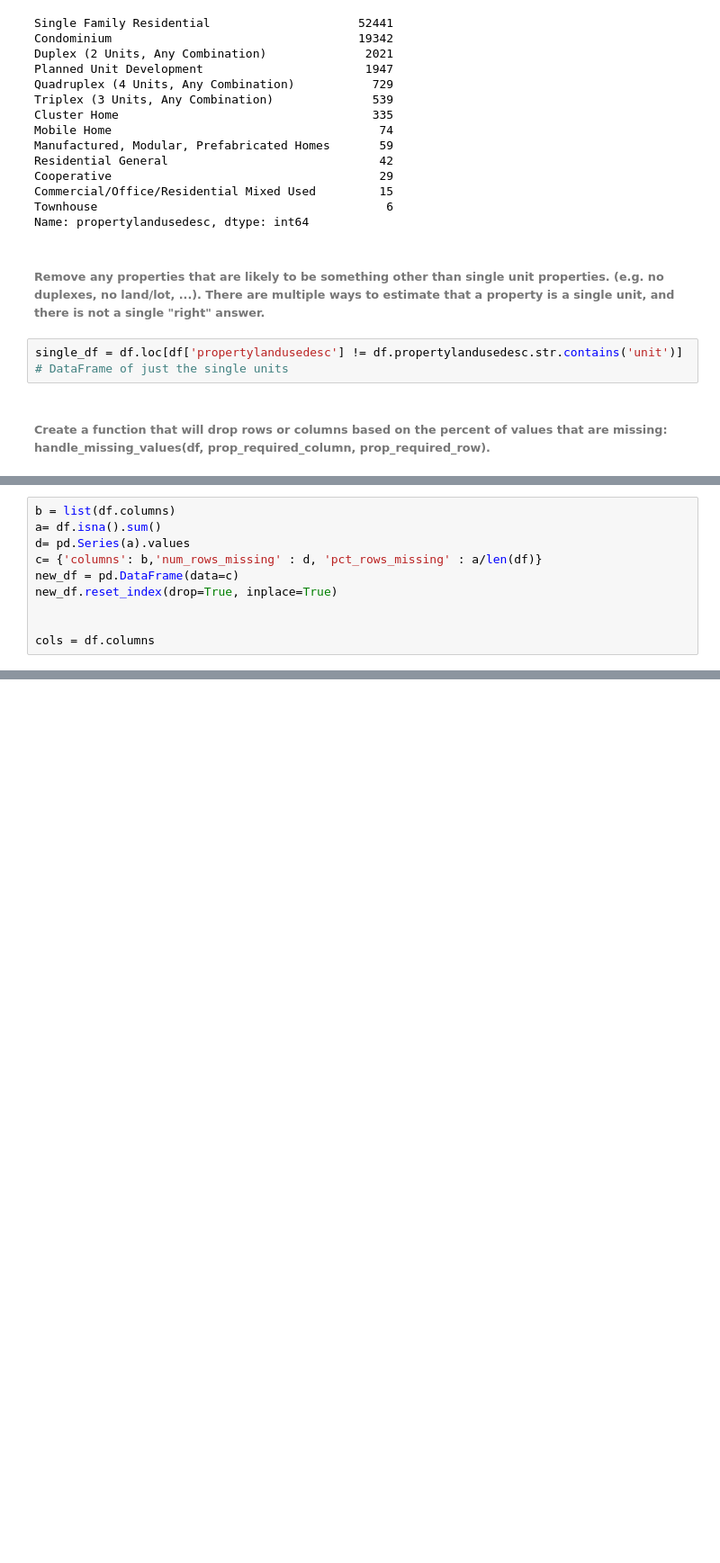
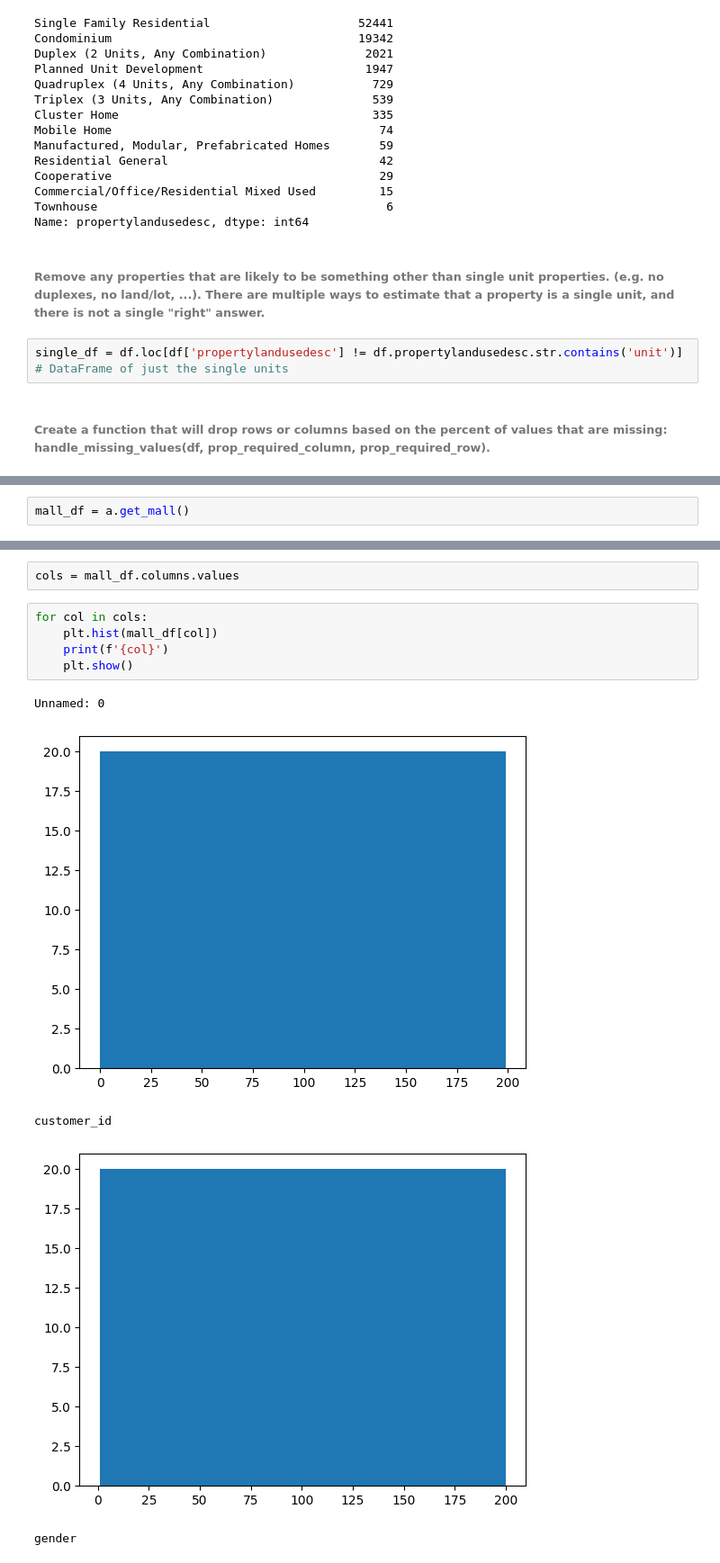
Before and after one commit to jacobpanyathong1/clustering-exercises, a Jupyter notebook: clustering-exercises.ipynb, the cells around one changed output, grey strips where cells are left out. Shown: that part at 90% size. Cells and saved outputs as stored; diff of their text form; blank space fills up the shorter version.

```diff
--- a/clustering-exercises.ipynb
+++ b/clustering-exercises.ipynb
@@ -199,10 +180,0 @@ ValueError: The truth value of a Series is ambiguous. Use a.empty, a.bool(), a.i
-# %%
-b = list(df.columns)
-a= df.isna().sum()
-d= pd.Series(a).values
-c= {'columns': b,'num_rows_missing' : d, 'pct_rows_missing' : a/len(df)}
-new_df = pd.DataFrame(data=c)
-new_df.reset_index(drop=True, inplace=True)
-
-
-cols = df.columns
@@ -223,0 +227,2 @@ Name: columns, Length: 69, dtype: object
+# %%
+mall_df = a.get_mall()
@@ -223,0 +258,13 @@ Name: columns, Length: 69, dtype: object
+# %%
+cols = mall_df.columns.values
+# %%
+for col in cols:
+    plt.hist(mall_df[col])
+    print(f'{col}')
+    plt.show()
+# %% [output]
+Unnamed: 0
+[figure, added]
+customer_id
+[figure, added]
+gender
```
Also changed, not shown: parts of 15 cells of this notebook.
